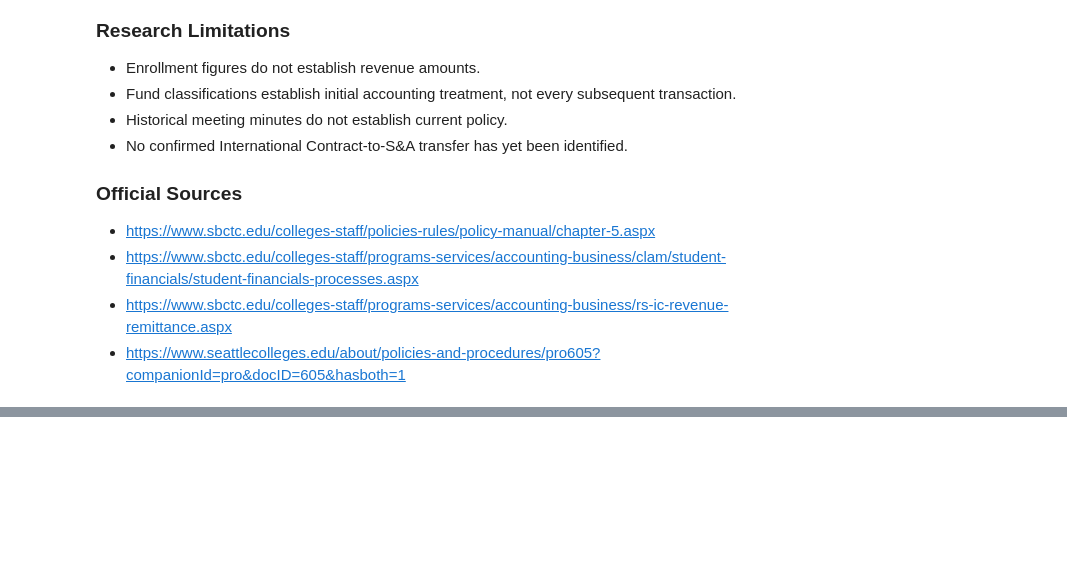
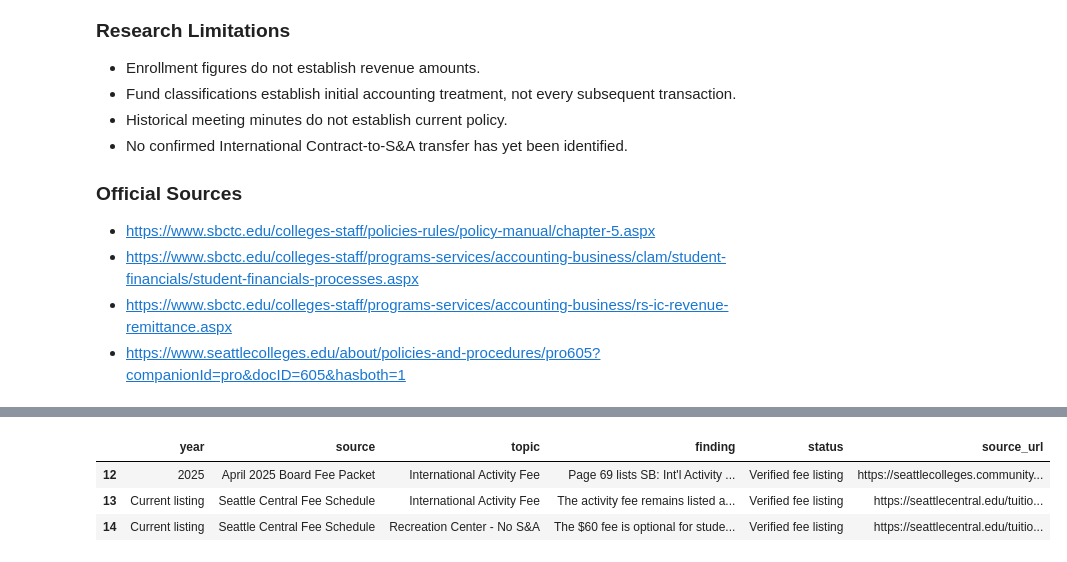
Before and after one commit to MaiNguyen5306/seattle-central-sa-budget-dashboard, a Jupyter notebook: notebooks/05_international_enrollment_funding.ipynb, the cells around one changed output, grey strips where cells are left out. Drawn from its saved outputs; the diff is of its cells as text; code cells hidden in the pictures; blank space fills up the shorter version.

```diff
--- a/notebooks/05_international_enrollment_funding.ipynb
+++ b/notebooks/05_international_enrollment_funding.ipynb
@@ -673,0 +956,81 @@ Historical Seattle Central student-government records show that collecting addit
+# %%
+# =========================================================
+# ADD INTERNATIONAL FEE EVIDENCE
+# =========================================================
+
+BOARD_PACKET = (
+    "https://seattlecolleges.community.diligentoneplatform.com/"
+    "document/6589/?lastModified=638799069088370000"
+)
+
+CURRENT_FEES = (
+    "https://seattlecentral.edu/tuition-and-fees/fee-schedule"
+)
+
+new_evidence = pd.DataFrame([
+    {
+        "year": "2025",
+        "source": "April 2025 Board Fee Packet",
+        "topic": "International Activity Fee",
+        "finding": (
+            "Page 69 lists SB: Int'l Activity Fee as "
+            "variable. Its destination fund is not stated."
+        ),
+        "status": "Verified fee listing",
+        "source_url": BOARD_PACKET,
+    },
+    {
+        "year": "Current listing",
+        "source": "Seattle Central Fee Schedule",
+        "topic": "International Activity Fee",
+        "finding": (
+            "The activity fee remains listed as variable. "
+            "No Fund 522 connection is specified."
+        ),
+        "status": "Verified fee listing",
+        "source_url": CURRENT_FEES,
+    },
+    {
+        "year": "Current listing",
+        "source": "Seattle Central Fee Schedule",
+        "topic": "Recreation Center - No S&A",
+        "finding": (
+            "The $60 fee is optional for students who "
+            "do not automatically pay for MAC use. "
+            "It is not identified as international-only."
+        ),
+        "status": "Verified fee listing",
+        "source_url": CURRENT_FEES,
+    },
+])
+
+LOG_PATH = (
+    PROJECT_ROOT
+    / "data"
+    / "manual"
+    / "sa_fund_evidence_log.csv"
+)
+
+# Reload the saved log so reruns do not duplicate records.
+fund_evidence = pd.read_csv(LOG_PATH)
+
+fund_evidence = (
+    pd.concat(
+        [fund_evidence, new_evidence],
+        ignore_index=True
+    )
+    .drop_duplicates(
+        subset=["source", "topic"],
+        keep="last"
+    )
+    .reset_index(drop=True)
+)
+
+fund_evidence.to_csv(LOG_PATH, index=False)
+
+print("UPDATED FUND EVIDENCE")
+print("=" * 50)
+print(f"Total evidence records: {len(fund_evidence)}")
+
+display(fund_evidence.tail(3))
+# %% [output]
@@ -673,0 +1040,4 @@ Historical Seattle Central student-government records show that collecting addit
+|  | year | source | topic | finding | status | source_url |
+| 12 | 2025 | April 2025 Board Fee Packet | International Activity Fee | Page 69 lists SB: Int'l Activity ... | Verified fee listing | https://seattlecolleges.community... |
+| 13 | Current listing | Seattle Central Fee Schedule | International Activity Fee | The activity fee remains listed a... | Verified fee listing | https://seattlecentral.edu/tuitio... |
+| 14 | Current listing | Seattle Central Fee Schedule | Recreation Center - No S&A | The $60 fee is optional for stude... | Verified fee listing | https://seattlecentral.edu/tuitio... |
```
Also changed, not shown: parts of 9 cells of this notebook, 5 other files.
